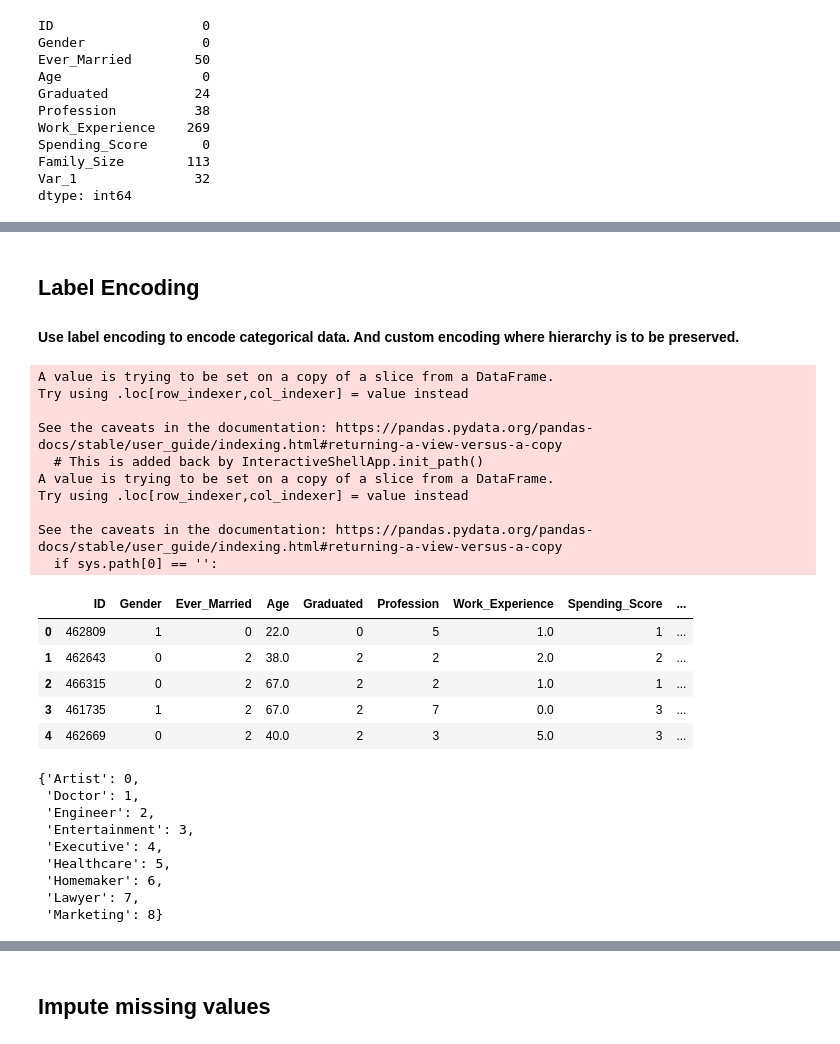
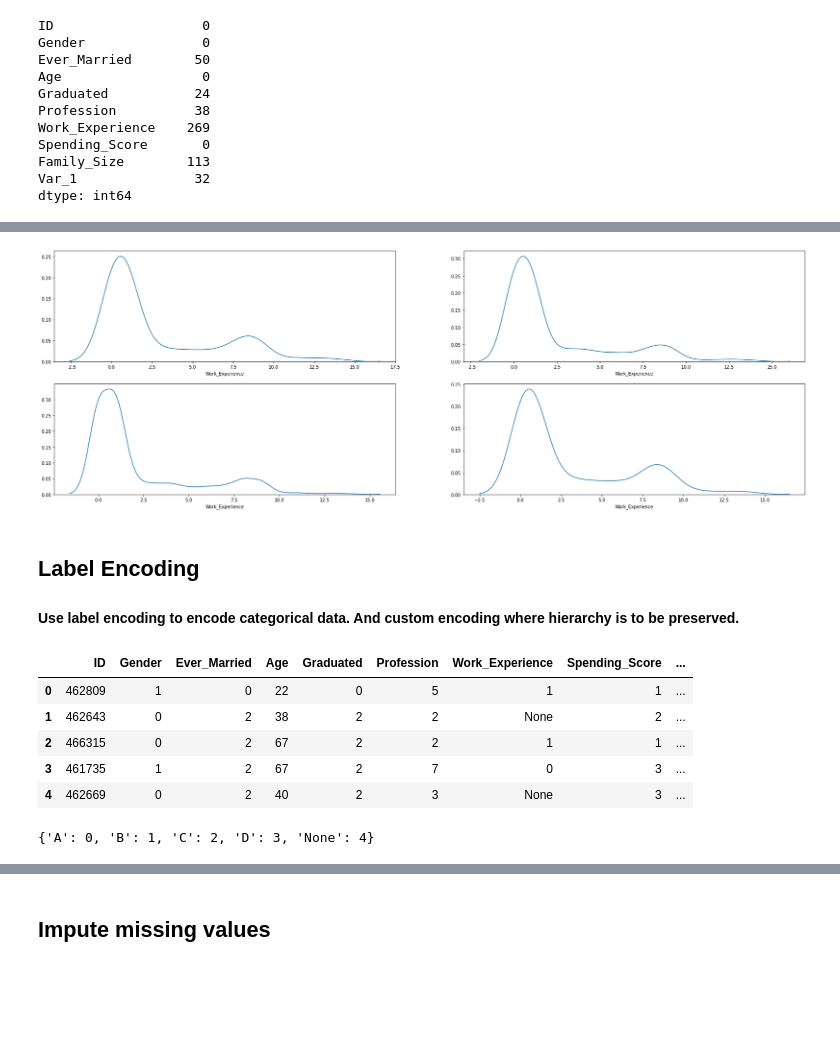
Before and after one commit to anuragb1090/JH_CustomerSegmentation, a Jupyter notebook: 000_JH_CustomerSegmentation.ipynb, the cells around one changed output, grey strips where cells are left out. Drawn from its saved outputs; the diff is of its cells as text; code cells hidden in the pictures; blank space fills up the shorter version.

```diff
--- a/000_JH_CustomerSegmentation.ipynb
+++ b/000_JH_CustomerSegmentation.ipynb
@@ -85,0 +81,17 @@ sns.barplot(x='Segmentation', y='ID', data=tmp)
+# %%
+train['Age_Bins'] = pd.cut(train['Age'], bins=np.linspace(10, 90, 9)).astype('str')
+test['Age_Bins'] = pd.cut(test['Age'], bins=np.linspace(10, 90, 9)).astype('str')
+
+neat_age_binning = {
+      '(10.0, 20.0]' : 'age_10'
+    , '(20.0, 30.0]' : 'age_20'
+    , '(30.0, 40.0]' : 'age_30'
+    , '(40.0, 50.0]' : 'age_40'
+    , '(50.0, 60.0]' : 'age_50'
+    , '(60.0, 70.0]' : 'age_60'
+    , '(70.0, 80.0]' : 'age_70'
+    , '(80.0, 90.0]' : 'age_80'
+}
+
+train['Age_Bins'] = train['Age_Bins'].map(neat_age_binning)
+test['Age_Bins'] = test['Age_Bins'].map(neat_age_binning)
@@ -86,10 +129,21 @@ sns.barplot(x='Segmentation', y='ID', data=tmp)
+# %%
+seg = ['A', 'B', 'C', 'D']
+
+fig, ax = plt.subplots(2, 2, figsize=(30,10))
+
+for s in range(0, len(seg)):
+  tmp = train[train['Segmentation']==seg[s]]
+  bins = np.linspace(0, 15, 1)
+  sns.distplot(tmp['Work_Experience'], bins=bins, ax=ax[int(s/2)][s%2])
+# %% [output]
+[figure, added]
 # %% [markdown]
 ## Label Encoding
 
 #### Use label encoding to encode categorical data. And custom encoding where hierarchy is to be preserved.
 # %%
 cat_features = ['Gender', 'Ever_Married', 'Graduated', 'Profession',
-                'Spending_Score', 'Var_1', 'Segmentation']
+                'Spending_Score', 'Var_1', 'Segmentation', 'Age_Bins']
 
 le_gender = LabelEncoder()
 le_married = LabelEncoder()
@@ -107,48 +161,50 @@ unified.fillna('None', inplace=True)
 unified['Gender'] = le_gender.fit_transform(unified['Gender'])
 unified['Ever_Married'] = le_married.fit_transform(unified['Ever_Married'])
 unified['Graduated'] = le_graduated.fit_transform(unified['Graduated'])
 unified['Profession'] = le_profession.fit_transform(unified['Profession'])
 unified['Segmentation'] = le_segment.fit_transform(unified['Segmentation'])
 unified['source'] = le_source.fit_transform(unified['source'])
 
 spending = {
       'Low' : 1
     , 'Average' : 2
     , 'High' : 3
 }
 
 var1 = {
       'Cat_1' : 1
     , 'Cat_2' : 2
     , 'Cat_3' : 3
     , 'Cat_4' : 4
     , 'Cat_5' : 5
     , 'Cat_6' : 6
     , 'Cat_7' : 7
     , 'None'  : 0
 
 }
 
+agebin = {
+      'age_10' : 1
+    , 'age_20' : 2
+    , 'age_30' : 3
+    , 'age_40' : 4
+    , 'age_50' : 5
+    , 'age_60' : 6
+    , 'age_70' : 7
+    , 'age_80' : 8
+}
+
 unified['Spending_Score'] = unified['Spending_Score'].map(spending)
 unified['Var_1'] = unified['Var_1'].map(var1)
+unified['Age_Bins'] = unified['Age_Bins'].map(agebin)
 unified.head()
 # %% [output]
-A value is trying to be set on a copy of a slice from a DataFrame.
-Try using .loc[row_indexer,col_indexer] = value instead
-
-See the caveats in the documentation: https://pandas.pydata.org/pandas-docs/stable/user_guide/indexing.html#returning-a-view-versus-a-copy
-  # This is added back by InteractiveShellApp.init_path()
-A value is trying to be set on a copy of a slice from a DataFrame.
-Try using .loc[row_indexer,col_indexer] = value instead
-
-See the caveats in the documentation: https://pandas.pydata.org/pandas-docs/stable/user_guide/indexing.html#returning-a-view-versus-a-copy
-  if sys.path[0] == '':
 |  | ID | Gender | Ever_Married | Age | Graduated | Profession | Work_Experience | Spending_Score | ... |
-| 0 | 462809 | 1 | 0 | 22.0 | 0 | 5 | 1.0 | 1 | ... |
-| 1 | 462643 | 0 | 2 | 38.0 | 2 | 2 | 2.0 | 2 | ... |
-| 2 | 466315 | 0 | 2 | 67.0 | 2 | 2 | 1.0 | 1 | ... |
-| 3 | 461735 | 1 | 2 | 67.0 | 2 | 7 | 0.0 | 3 | ... |
-| 4 | 462669 | 0 | 2 | 40.0 | 2 | 3 | 5.0 | 3 | ... |
+| 0 | 462809 | 1 | 0 | 22 | 0 | 5 | 1 | 1 | ... |
+| 1 | 462643 | 0 | 2 | 38 | 2 | 2 | None | 2 | ... |
+| 2 | 466315 | 0 | 2 | 67 | 2 | 2 | 1 | 1 | ... |
+| 3 | 461735 | 1 | 2 | 67 | 2 | 7 | 0 | 3 | ... |
+| 4 | 462669 | 0 | 2 | 40 | 2 | 3 | None | 3 | ... |
 # %%
 # Obtain encodings for missing values from each encoded column
 
@@ -164,18 +220,10 @@ mapping_graduated = obtain_miss_val_encoding(le_graduated)
 mapping_profession = obtain_miss_val_encoding(le_profession)
 mapping_segment = obtain_miss_val_encoding(le_segment)
 mapping_source = obtain_miss_val_encoding(le_source)
-# %%
-mapping_profession
-# %% [output]
-{'Artist': 0,
- 'Doctor': 1,
- 'Engineer': 2,
- 'Entertainment': 3,
- 'Executive': 4,
- 'Healthcare': 5,
- 'Homemaker': 6,
- 'Lawyer': 7,
- 'Marketing': 8}
+# %%
+mapping_segment
+# %% [output]
+{'A': 0, 'B': 1, 'C': 2, 'D': 3, 'None': 4}
 # %%
 # Recode the missing values from encoded values in each column
 
```
Also changed, not shown: parts of 34 cells of this notebook.
